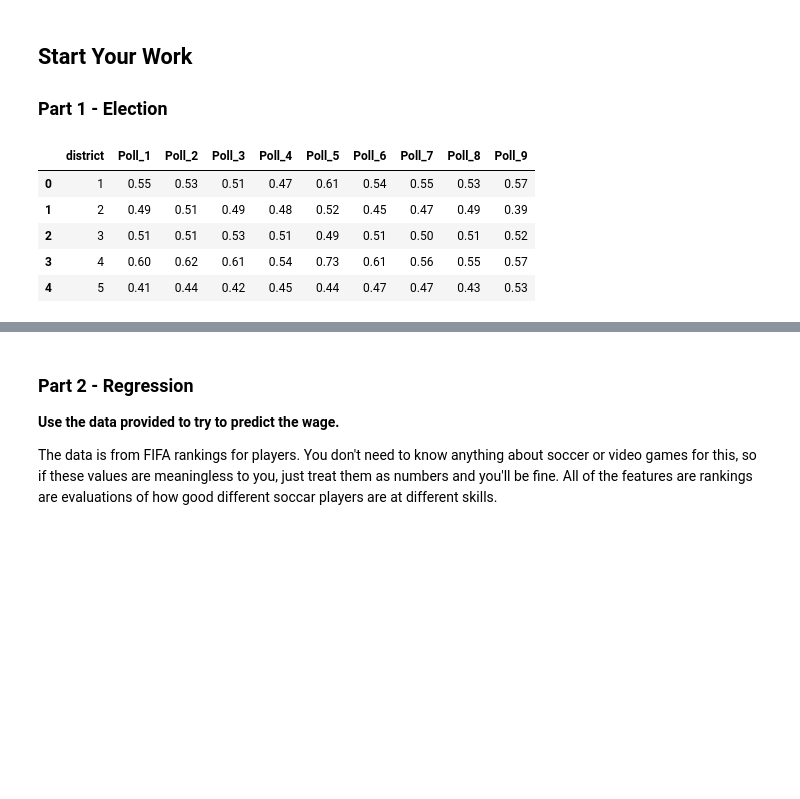
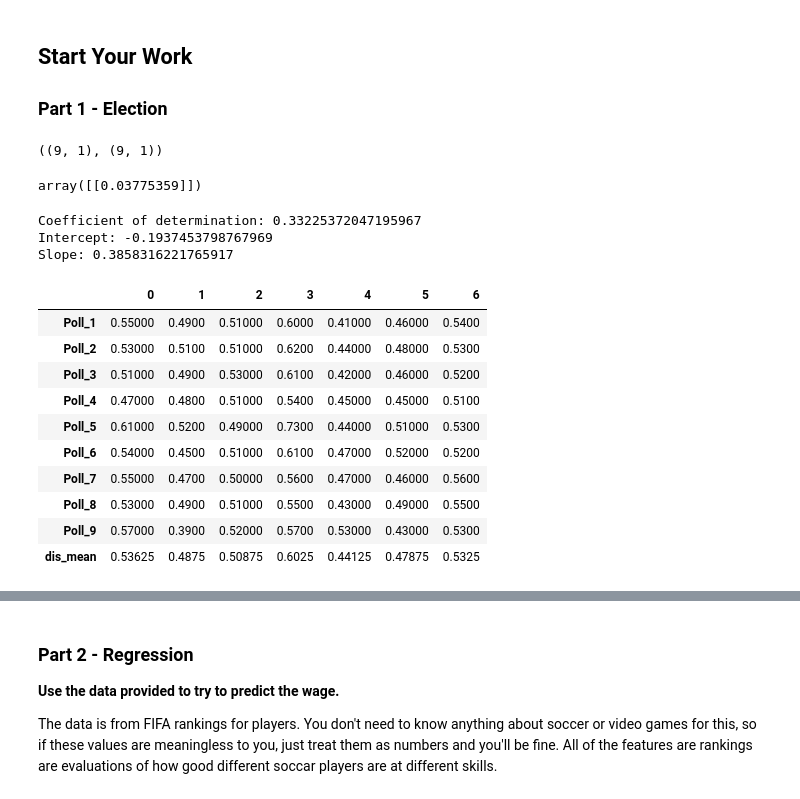
Before and after one commit to twelsah2011/DATA3450_Asn_3_Students, a Jupyter notebook: asn_3_1221_start.ipynb, the cells around one changed output, grey strips where cells are left out. Cells and saved outputs as stored; diff of their text form; code cells hidden in the pictures; blank space fills up the shorter version.

```diff
--- a/asn_3_1221_start.ipynb
+++ b/asn_3_1221_start.ipynb
@@ -94,29 +99,41 @@ past_vote_table.head()
 ## Start Your Work
 
 ### Part 1 - Election
-# %%
-# Do some stuff
-# Please don't edit this part.
-# Setup polling data.
-districts = [1,2,3,4,5,6,7]
-dist_polls = pd.DataFrame(districts, columns={"district"})
-
-dist_polls["Poll_1"] = [.55, .49, .51, .6, .41, .46, .54]
-dist_polls["Poll_2"] = [.53, .51, .51, .62, .44, .48, .53]
-dist_polls["Poll_3"] = [.51, .49, .53, .61, .42, .46, .52]
-dist_polls["Poll_4"] = [.47, .48, .51, .54, .45, .45, .51]
-dist_polls["Poll_5"] = [.61, .52, .49, .73, .44, .51, .53]
-dist_polls["Poll_6"] = [.54, .45, .51, .61, .47, .52, .52]
-dist_polls["Poll_7"] = [.55, .47, .5, .56, .47, .46, .56]
-dist_polls["Poll_8"] = [.53, .49, .51, .55, .43, .49, .55]
-dist_polls["Poll_9"] = [.57, .39, .52, .57, .53, .43, .53]
-
-
-dist_polls.head()
-# %% [output]
-|  | district | Poll_1 | Poll_2 | Poll_3 | Poll_4 | Poll_5 | Poll_6 | Poll_7 | Poll_8 | Poll_9 |
-| 0 | 1 | 0.55 | 0.53 | 0.51 | 0.47 | 0.61 | 0.54 | 0.55 | 0.53 | 0.57 |
-| 1 | 2 | 0.49 | 0.51 | 0.49 | 0.48 | 0.52 | 0.45 | 0.47 | 0.49 | 0.39 |
-| 2 | 3 | 0.51 | 0.51 | 0.53 | 0.51 | 0.49 | 0.51 | 0.50 | 0.51 | 0.52 |
-| 3 | 4 | 0.60 | 0.62 | 0.61 | 0.54 | 0.73 | 0.61 | 0.56 | 0.55 | 0.57 |
-| 4 | 5 | 0.41 | 0.44 | 0.42 | 0.45 | 0.44 | 0.47 | 0.47 | 0.43 | 0.53 |
+# %%
+y = np.array(past_vote_table['Yellow_improvement']).reshape(-1,1)
+x = np.array(past_vote_table['voter_turn_percentage']).reshape(-1,1)
+
+x.shape, y.shape
+# %% [output]
+((9, 1), (9, 1))
+# %%
+vModel = LinearRegression().fit(x,y)
+y_predict = vModel.predict(np.array(0.6).reshape(-1, 1))
+y_predict
+# %% [output]
+array([[0.03775359]])
+# %%
+rsqr = vModel.score(x,y)
+print('Coefficient of determination:', rsqr)
+print('Intercept:', vModel.intercept_[0])
+print('Slope:', vModel.coef_[0][0])
+# %% [output]
+Coefficient of determination: 0.33225372047195967
+Intercept: -0.1937453798767969
+Slope: 0.3858316221765917
+# %%
+dist_polls['dis_mean'] = dist_polls.iloc[ : , 1 : 9 ].mean(axis = 1)
+dist_polls.drop(columns = ['district'], axis = 1, inplace = True)
+dist_polls.T
+# %% [output]
+|  | 0 | 1 | 2 | 3 | 4 | 5 | 6 |
+| Poll_1 | 0.55000 | 0.4900 | 0.51000 | 0.6000 | 0.41000 | 0.46000 | 0.5400 |
+| Poll_2 | 0.53000 | 0.5100 | 0.51000 | 0.6200 | 0.44000 | 0.48000 | 0.5300 |
+| Poll_3 | 0.51000 | 0.4900 | 0.53000 | 0.6100 | 0.42000 | 0.46000 | 0.5200 |
+| Poll_4 | 0.47000 | 0.4800 | 0.51000 | 0.5400 | 0.45000 | 0.45000 | 0.5100 |
+| Poll_5 | 0.61000 | 0.5200 | 0.49000 | 0.7300 | 0.44000 | 0.51000 | 0.5300 |
+| Poll_6 | 0.54000 | 0.4500 | 0.51000 | 0.6100 | 0.47000 | 0.52000 | 0.5200 |
+| Poll_7 | 0.55000 | 0.4700 | 0.50000 | 0.5600 | 0.47000 | 0.46000 | 0.5600 |
+| Poll_8 | 0.53000 | 0.4900 | 0.51000 | 0.5500 | 0.43000 | 0.49000 | 0.5500 |
+| Poll_9 | 0.57000 | 0.3900 | 0.52000 | 0.5700 | 0.53000 | 0.43000 | 0.5300 |
+| dis_mean | 0.53625 | 0.4875 | 0.50875 | 0.6025 | 0.44125 | 0.47875 | 0.5325 |
```
Also changed, not shown: parts of 18 cells of this notebook, 1 other file.
